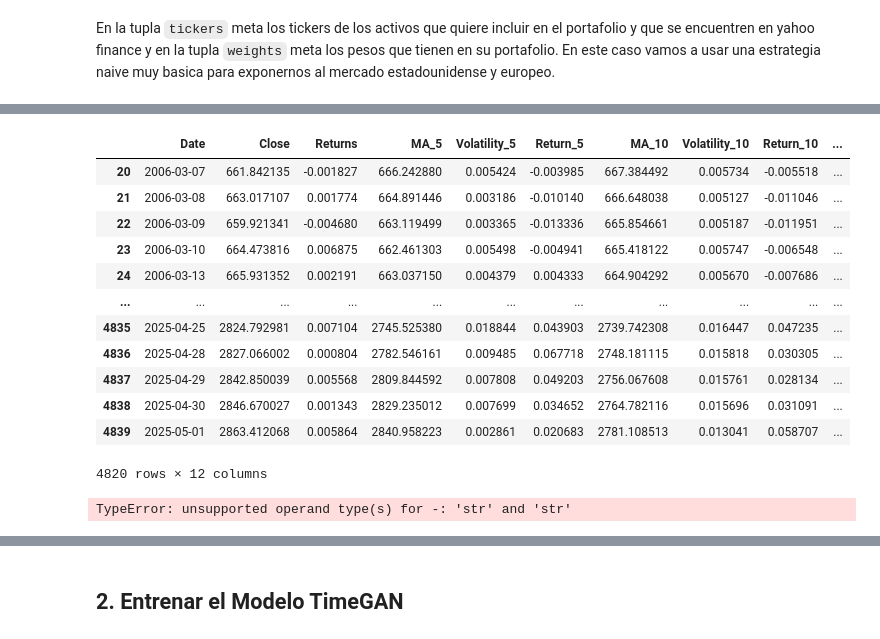
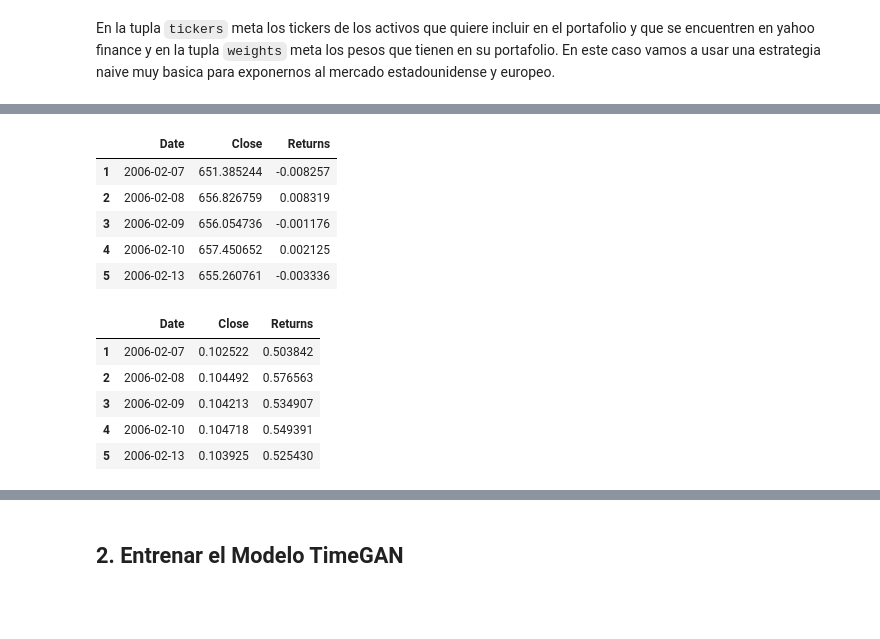
Before and after one commit to RiemannIntegrable/TimeGAN-VaR, a Jupyter notebook: notebooks/implementacion.ipynb, the cells around one changed output, grey strips where cells are left out. Cells and saved outputs as stored; diff of their text form; code cells hidden in the pictures; blank space fills up the shorter version.

```diff
--- a/notebooks/implementacion.ipynb
+++ b/notebooks/implementacion.ipynb
@@ -46,33 +43,28 @@ h.drop(columns=['Unnamed: 0'], inplace=True)
 # %%
 # Calcular rendimientos y añadir características
 df = calculate_returns(h, method='log')
-df = add_features(df, window_sizes=[5, 10, 20])
-
-# Visualizar los retornos
-df
+df.head()
 # %% [output]
-|  | Date | Close | Returns | MA_5 | Volatility_5 | Return_5 | MA_10 | Volatility_10 | Return_10 | ... |
-| 20 | 2006-03-07 | 661.842135 | -0.001827 | 666.242880 | 0.005424 | -0.003985 | 667.384492 | 0.005734 | -0.005518 | ... |
-| 21 | 2006-03-08 | 663.017107 | 0.001774 | 664.891446 | 0.003186 | -0.010140 | 666.648038 | 0.005127 | -0.011046 | ... |
-| 22 | 2006-03-09 | 659.921341 | -0.004680 | 663.119499 | 0.003365 | -0.013336 | 665.854661 | 0.005187 | -0.011951 | ... |
-| 23 | 2006-03-10 | 664.473816 | 0.006875 | 662.461303 | 0.005498 | -0.004941 | 665.418122 | 0.005747 | -0.006548 | ... |
-| 24 | 2006-03-13 | 665.931352 | 0.002191 | 663.037150 | 0.004379 | 0.004333 | 664.904292 | 0.005670 | -0.007686 | ... |
-| ... | ... | ... | ... | ... | ... | ... | ... | ... | ... | ... |
-| 4835 | 2025-04-25 | 2824.792981 | 0.007104 | 2745.525380 | 0.018844 | 0.043903 | 2739.742308 | 0.016447 | 0.047235 | ... |
-| 4836 | 2025-04-28 | 2827.066002 | 0.000804 | 2782.546161 | 0.009485 | 0.067718 | 2748.181115 | 0.015818 | 0.030305 | ... |
-| 4837 | 2025-04-29 | 2842.850039 | 0.005568 | 2809.844592 | 0.007808 | 0.049203 | 2756.067608 | 0.015761 | 0.028134 | ... |
-| 4838 | 2025-04-30 | 2846.670027 | 0.001343 | 2829.235012 | 0.007699 | 0.034652 | 2764.782116 | 0.015696 | 0.031091 | ... |
-| 4839 | 2025-05-01 | 2863.412068 | 0.005864 | 2840.958223 | 0.002861 | 0.020683 | 2781.108513 | 0.013041 | 0.058707 | ... |
+|  | Date | Close | Returns |
+| 1 | 2006-02-07 | 651.385244 | -0.008257 |
+| 2 | 2006-02-08 | 656.826759 | 0.008319 |
+| 3 | 2006-02-09 | 656.054736 | -0.001176 |
+| 4 | 2006-02-10 | 657.450652 | 0.002125 |
+| 5 | 2006-02-13 | 655.260761 | -0.003336 |
-4820 rows × 12 columns
 # %%
 # Normalizar los datos para el entrenamiento del modelo
-features_to_normalize = [col for col in df.columns if col != 'Close']
+features_to_normalize = [col for col in df.columns if col != 'Date']
 df_norm, norm_params = normalize_data(df, features=features_to_normalize, method='minmax')
 
 # Visualizar datos normalizados
 df_norm.head()
 # %% [output]
-TypeError: unsupported operand type(s) for -: 'str' and 'str'
+|  | Date | Close | Returns |
+| 1 | 2006-02-07 | 0.102522 | 0.503842 |
+| 2 | 2006-02-08 | 0.104492 | 0.576563 |
+| 3 | 2006-02-09 | 0.104213 | 0.534907 |
+| 4 | 2006-02-10 | 0.104718 | 0.549391 |
+| 5 | 2006-02-13 | 0.103925 | 0.525430 |
 # %%
 # Crear ventanas temporales para el entrenamiento
 window_size = 250  # un año de datos históricos
```
Also changed, not shown: parts of 4 cells of this notebook, 1 other file.
